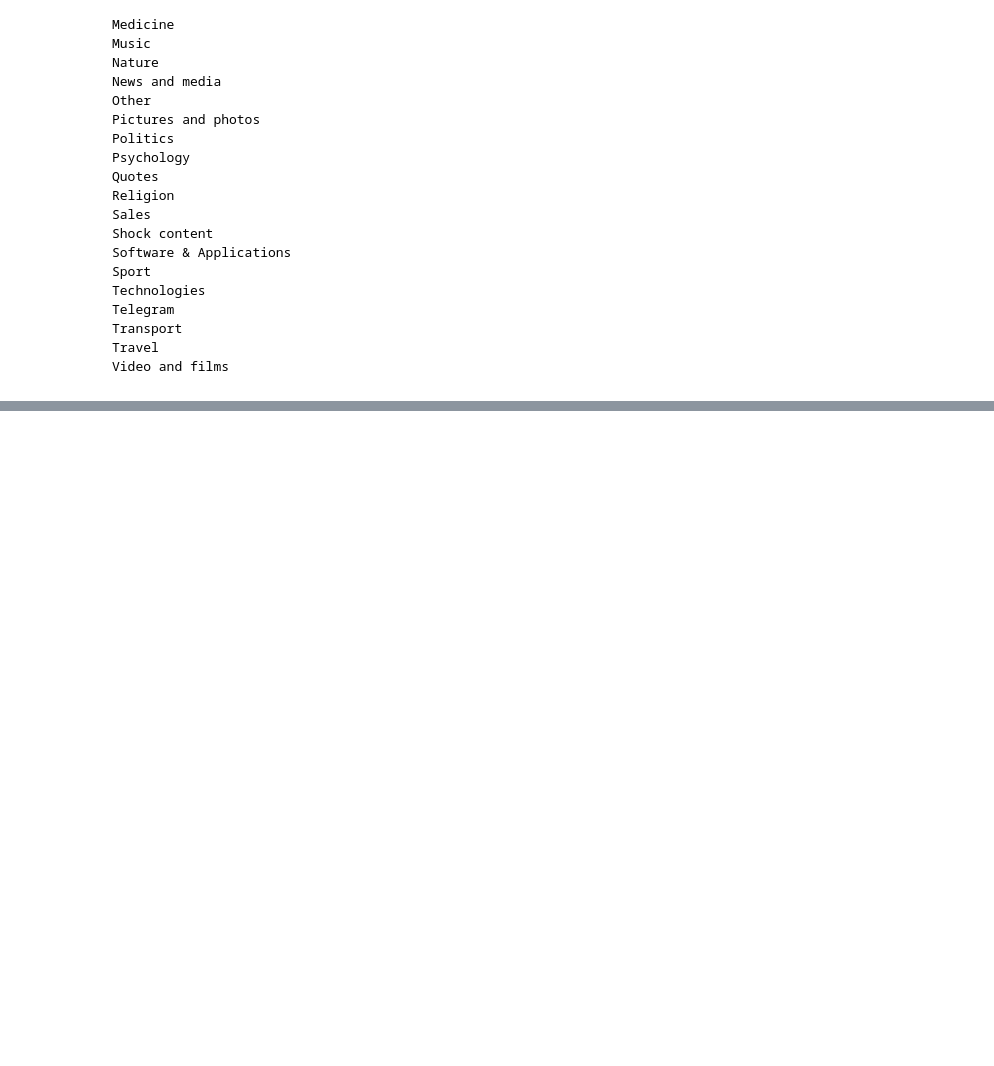
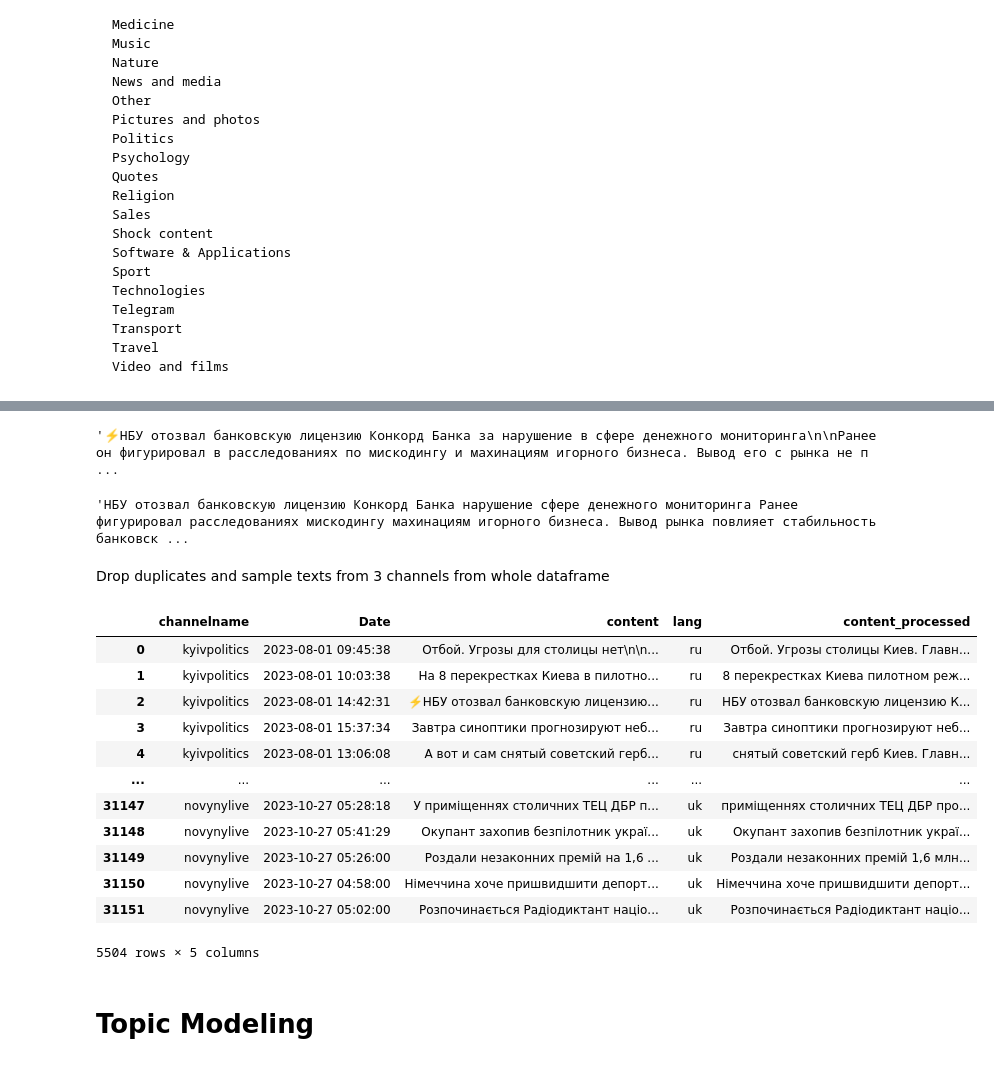
Before and after one commit to NochnoyRitzar/iasa_nlp_course, a Jupyter notebook: Lecture_7/IASA_NLP_Course_Homework7.ipynb, the cells around one changed output, grey strips where cells are left out. Drawn from its saved outputs; the diff is of its cells as text; code cells hidden in the pictures; blank space fills up the shorter version.

```diff
--- a/Lecture_7/IASA_NLP_Course_Homework7.ipynb
+++ b/Lecture_7/IASA_NLP_Course_Homework7.ipynb
@@ -65,0 +115,11 @@ Video and films
+# %%
+code_env = 'colab' # 'colab', 'local'
+
+if code_env == 'colab':
+    from google.colab import drive
+    drive.mount('/content/drive')
+
+    data_path = os.path.join('drive', 'MyDrive', 'MachineLearning', 'Data', 'KyivChannels_Dataset_v01.csv')
+
+elif code_env == 'local':
+    data_path = os.path.join('..', 'data', 'KyivChannels_Dataset_v01.csv')
@@ -65,0 +130,2 @@ Video and films
+# %%
+df = pd.read_csv(data_path, converters={"Date": pd.to_datetime})
@@ -65,0 +266,10 @@ Video and films
+# %%
+df["content"].iloc[2]
+# %% [output]
+'⚡️НБУ отозвал банковскую лицензию Конкорд Банка за нарушение в сфере денежного мониторинга\n\nРанее он фигурировал в расследованиях по мискодингу и махинациям игорного бизнеса. Вывод его с рынка не п ...
+# %%
+df["content_processed"].iloc[2]
+# %% [output]
+'НБУ отозвал банковскую лицензию Конкорд Банка нарушение сфере денежного мониторинга Ранее фигурировал расследованиях мискодингу махинациям игорного бизнеса. Вывод рынка повлияет стабильность банковск ...
+# %% [markdown]
+Drop duplicates and sample texts from 3 channels from whole dataframe
@@ -65,0 +281,18 @@ Video and films
+# %%
+selected_df
+# %% [output]
+|  | channelname | Date | content | lang | content_processed |
+| 0 | kyivpolitics | 2023-08-01 09:45:38 | Отбой. Угрозы для столицы нет\n\n... | ru | Отбой. Угрозы столицы Киев. Главн... |
+| 1 | kyivpolitics | 2023-08-01 10:03:38 | На 8 перекрестках Киева в пилотно... | ru | 8 перекрестках Киева пилотном реж... |
+| 2 | kyivpolitics | 2023-08-01 14:42:31 | ⚡️НБУ отозвал банковскую лицензию... | ru | НБУ отозвал банковскую лицензию К... |
+| 3 | kyivpolitics | 2023-08-01 15:37:34 | Завтра синоптики прогнозируют неб... | ru | Завтра синоптики прогнозируют неб... |
+| 4 | kyivpolitics | 2023-08-01 13:06:08 | А вот и сам снятый советский герб... | ru | снятый советский герб Киев. Главн... |
+| ... | ... | ... | ... | ... | ... |
+| 31147 | novynylive | 2023-10-27 05:28:18 | У приміщеннях столичних ТЕЦ ДБР п... | uk | приміщеннях столичних ТЕЦ ДБР про... |
+| 31148 | novynylive | 2023-10-27 05:41:29 | Окупант захопив безпілотник украї... | uk | Окупант захопив безпілотник украї... |
+| 31149 | novynylive | 2023-10-27 05:26:00 | Роздали незаконних премій на 1,6 ... | uk | Роздали незаконних премій 1,6 млн... |
+| 31150 | novynylive | 2023-10-27 04:58:00 | Німеччина хоче пришвидшити депорт... | uk | Німеччина хоче пришвидшити депорт... |
+| 31151 | novynylive | 2023-10-27 05:02:00 | Розпочинається Радіодиктант націо... | uk | Розпочинається Радіодиктант націо... |
+5504 rows × 5 columns
+# %% [markdown]
+# Topic Modeling
```
Also changed, not shown: parts of 25 cells of this notebook, 5 other files.
